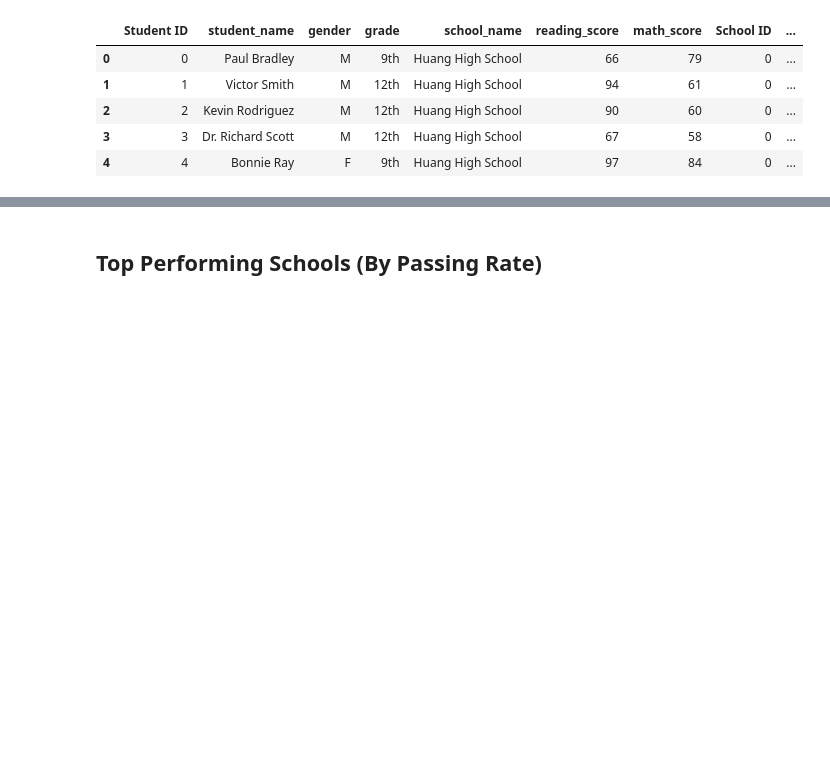
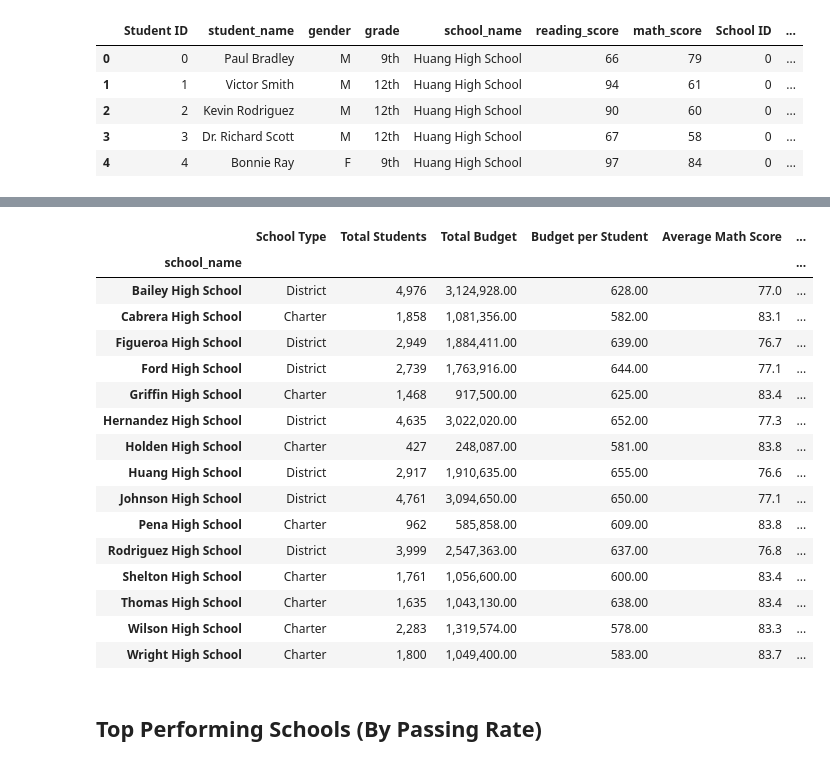
Before and after one commit to daddyjab/PythonAssignments, a Jupyter notebook: PyCitySchools/PyCitySchools-jb.ipynb, the cells around one changed output, grey strips where cells are left out. Cells and saved outputs as stored; diff of their text form; code cells hidden in the pictures; blank space fills up the shorter version.

```diff
--- a/PyCitySchools/PyCitySchools-jb.ipynb
+++ b/PyCitySchools/PyCitySchools-jb.ipynb
@@ -363,3 +306,41 @@ sch_s_df
+# %%
+# DONE: @TODO: Make a new DataFrame with data formatted to match the District Summary
+school_summary_df = pd.DataFrame(index = sch_s_df.index )
+
+school_summary_df['School Type'] = sch_s_df['School Type'].apply('{:}'.format)
+
+school_summary_df['Total Students'] = sch_s_df['Total Students'].apply('{:,.0f}'.format)
+
+school_summary_df['Total Budget'] = sch_s_df['Total Budget'].apply('{:,.2f}'.format)
+school_summary_df['Budget per Student'] = sch_s_df['Budget per Student'].apply('{:,.2f}'.format)
+
+school_summary_df['Average Math Score'] = sch_s_df['Average Math Score'].apply('{:.1f}'.format)
+school_summary_df['Average Reading Score'] = sch_s_df['Average Reading Score'].apply('{:.1f}'.format)
+school_summary_df['Average Overall Score'] = sch_s_df['Average Overall Score'].apply('{:.1f}'.format)
+
+school_summary_df['% Passing Math'] = sch_s_df['% Passing Math'].apply('{:.1%}'.format)
+school_summary_df['% Passing Reading'] = sch_s_df['% Passing Reading'].apply('{:.1%}'.format)
+school_summary_df['% Passing Overall'] = sch_s_df['% Passing Overall'].apply('{:.1%}'.format)
+school_summary_df['% Passing Both Math and Reading'] = sch_s_df['% Passing Both Math and Reading'].apply('{:.1%}'.format)
+school_summary_df
+# %% [output]
+|  | School Type | Total Students | Total Budget | Budget per Student | Average Math Score | ... |
+| school_name |  |  |  |  |  | ... |
+| Bailey High School | District | 4,976 | 3,124,928.00 | 628.00 | 77.0 | ... |
+| Cabrera High School | Charter | 1,858 | 1,081,356.00 | 582.00 | 83.1 | ... |
+| Figueroa High School | District | 2,949 | 1,884,411.00 | 639.00 | 76.7 | ... |
+| Ford High School | District | 2,739 | 1,763,916.00 | 644.00 | 77.1 | ... |
+| Griffin High School | Charter | 1,468 | 917,500.00 | 625.00 | 83.4 | ... |
+| Hernandez High School | District | 4,635 | 3,022,020.00 | 652.00 | 77.3 | ... |
+| Holden High School | Charter | 427 | 248,087.00 | 581.00 | 83.8 | ... |
+| Huang High School | District | 2,917 | 1,910,635.00 | 655.00 | 76.6 | ... |
+| Johnson High School | District | 4,761 | 3,094,650.00 | 650.00 | 77.1 | ... |
+| Pena High School | Charter | 962 | 585,858.00 | 609.00 | 83.8 | ... |
+| Rodriguez High School | District | 3,999 | 2,547,363.00 | 637.00 | 76.8 | ... |
+| Shelton High School | Charter | 1,761 | 1,056,600.00 | 600.00 | 83.4 | ... |
+| Thomas High School | Charter | 1,635 | 1,043,130.00 | 638.00 | 83.4 | ... |
+| Wilson High School | Charter | 2,283 | 1,319,574.00 | 578.00 | 83.3 | ... |
+| Wright High School | Charter | 1,800 | 1,049,400.00 | 583.00 | 83.7 | ... |
 # %% [markdown]
 ## Top Performing Schools (By Passing Rate)
 # %% [markdown]
```
Also changed, not shown: parts of 13 cells of this notebook.
